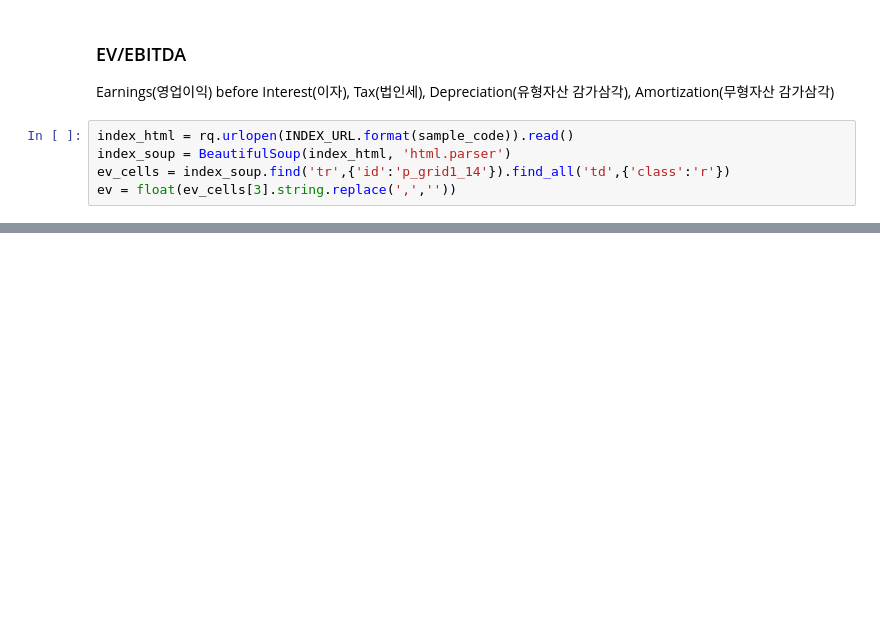
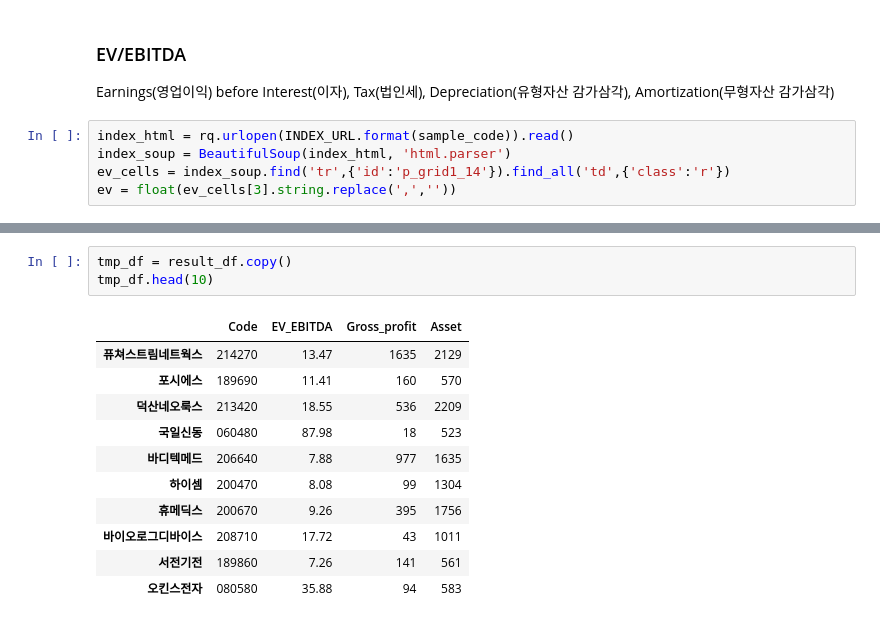
Before and after one commit to HoYoungChun/financial_data_analysis, a Jupyter notebook: EV_EBITDA.ipynb, the cells around one changed output, grey strips where cells are left out. Saved outputs shown, nothing was run; the diff lists cells and outputs as text; blank space fills up the shorter version.

```diff
--- a/EV_EBITDA.ipynb
+++ b/EV_EBITDA.ipynb
@@ -22,0 +123,15 @@ ev = float(ev_cells[3].string.replace(',',''))
+# %%
+tmp_df = result_df.copy()
+tmp_df.head(10)
+# %% [output]
+|  | Code | EV_EBITDA | Gross_profit | Asset |
+| 퓨쳐스트림네트웍스 | 214270 | 13.47 | 1635 | 2129 |
+| 포시에스 | 189690 | 11.41 | 160 | 570 |
+| 덕산네오룩스 | 213420 | 18.55 | 536 | 2209 |
+| 국일신동 | 060480 | 87.98 | 18 | 523 |
+| 바디텍메드 | 206640 | 7.88 | 977 | 1635 |
+| 하이셈 | 200470 | 8.08 | 99 | 1304 |
+| 휴메딕스 | 200670 | 9.26 | 395 | 1756 |
+| 바이오로그디바이스 | 208710 | 17.72 | 43 | 1011 |
+| 서전기전 | 189860 | 7.26 | 141 | 561 |
+| 오킨스전자 | 080580 | 35.88 | 94 | 583 |
```
Also changed, not shown: parts of 15 cells of this notebook.
